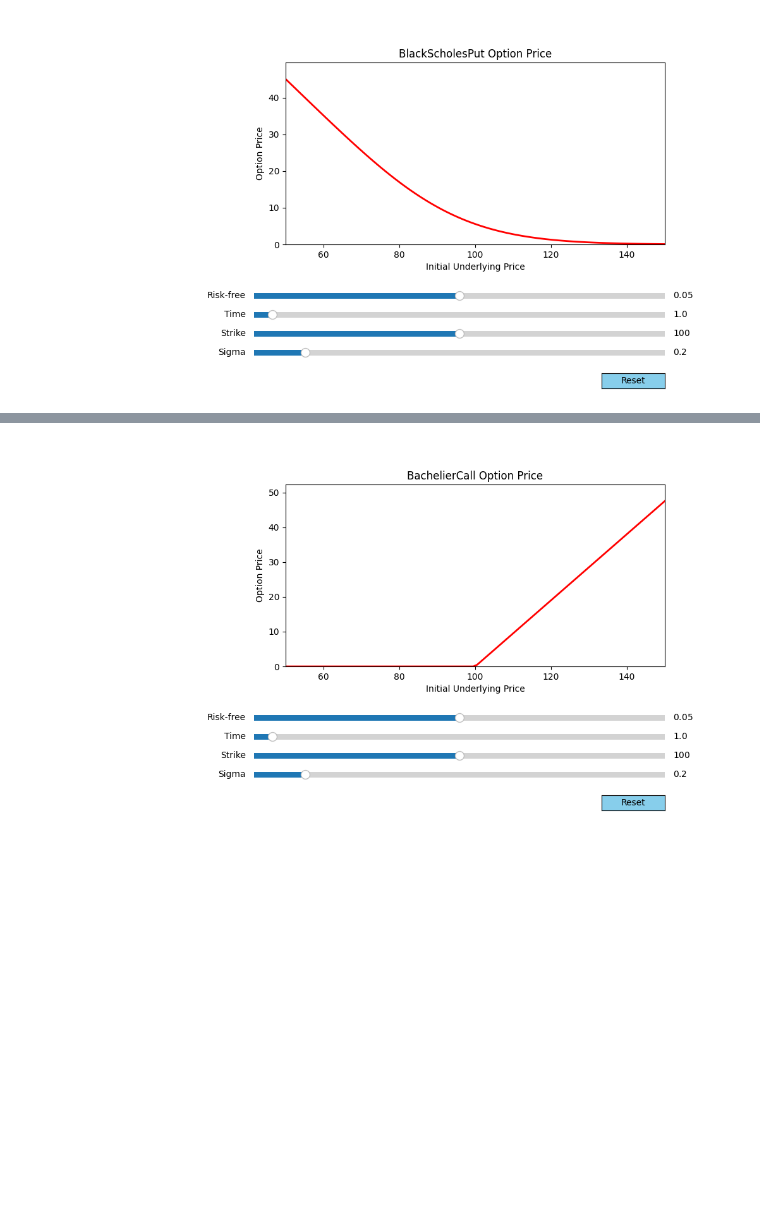
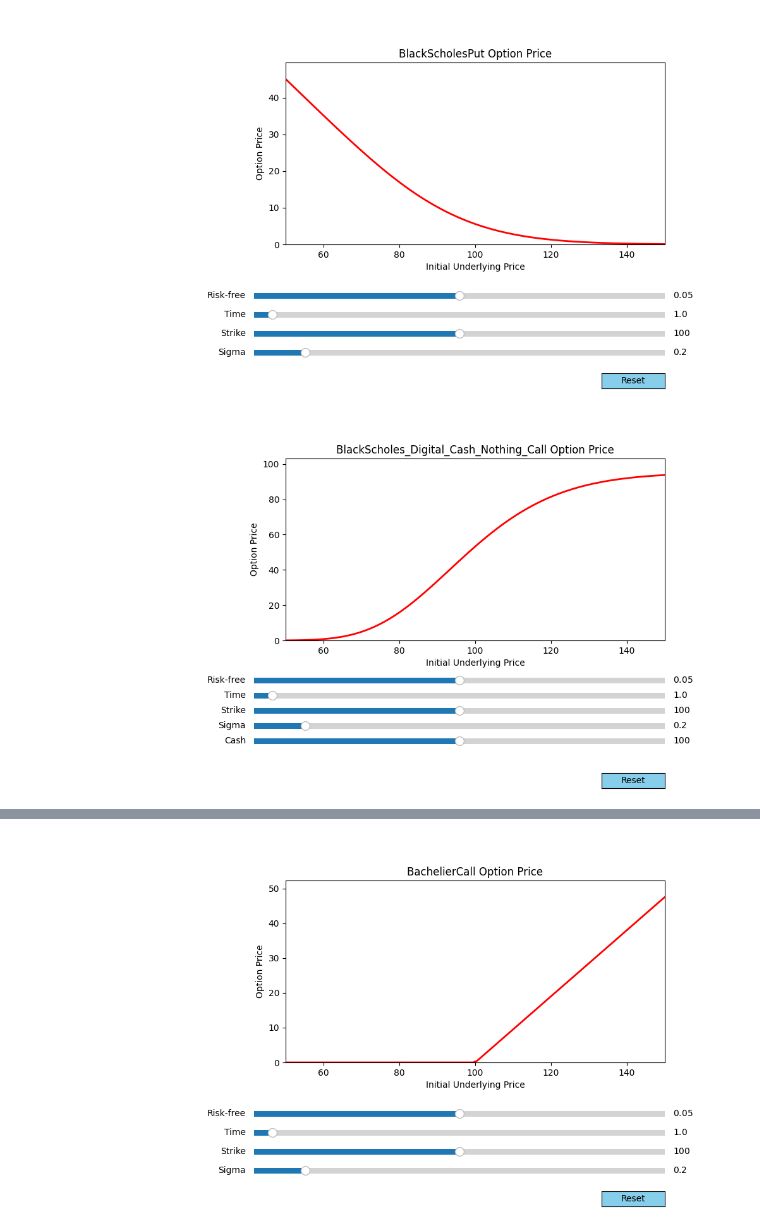
Before and after one commit to BennyAng48/QF620, a Jupyter notebook: Project/Project_Part1_v1.ipynb, the cells around one changed output, grey strips where cells are left out. Cells and saved outputs as stored; diff of their text form; code cells hidden in the pictures; blank space fills up the shorter version.

```diff
--- a/Project/Project_Part1_v1.ipynb
+++ b/Project/Project_Part1_v1.ipynb
@@ -335,3 +820,7 @@ OptionsModel(BlackScholesCall)
 OptionsModel(BlackScholesPut)
 # %% [output]
 [figure]
+# %%
+OptionsModelWithCash(BlackScholes_Digital_Cash_Nothing_Call)
+# %% [output]
+[figure, added]
```
Also changed, not shown: parts of 38 cells of this notebook.
